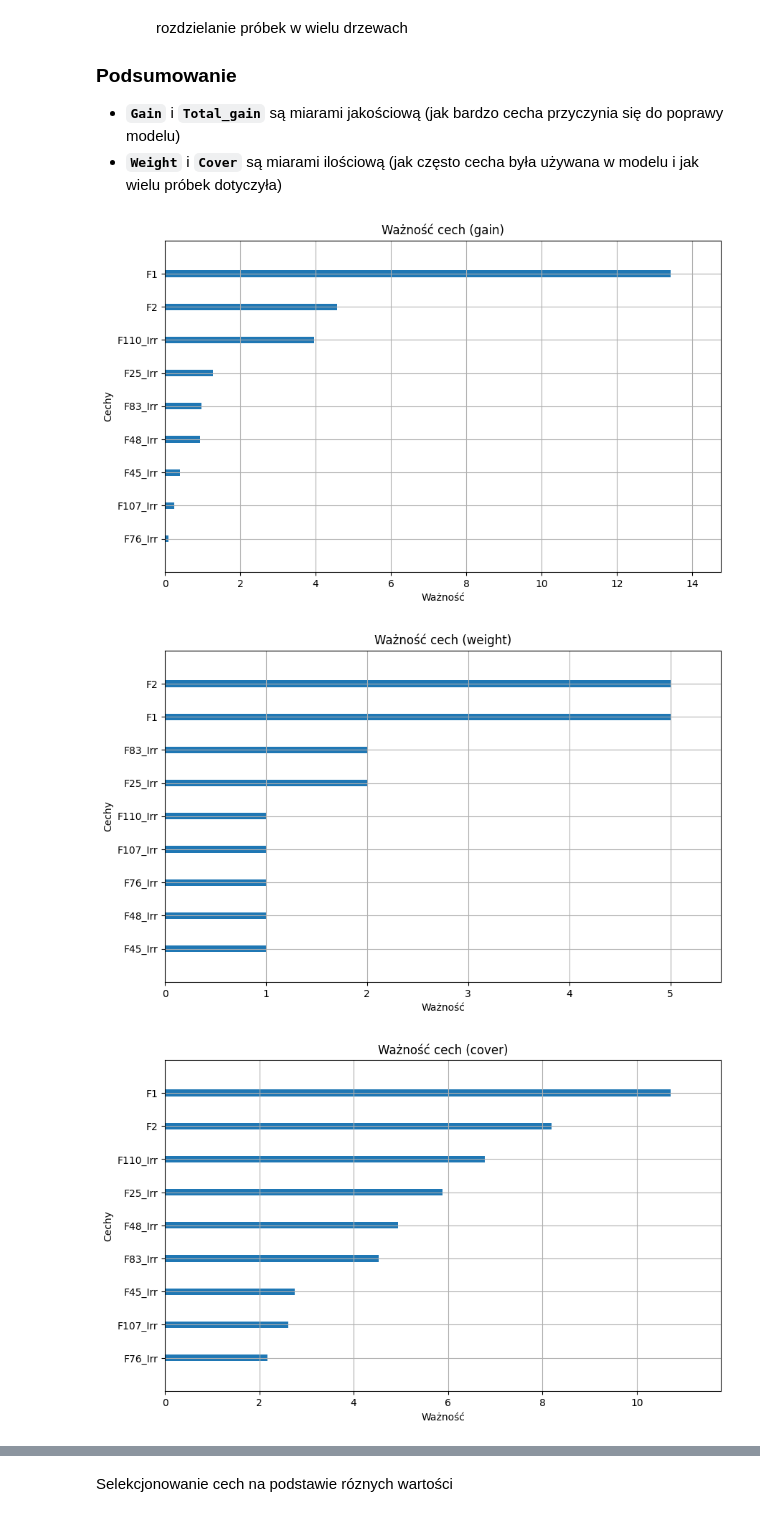
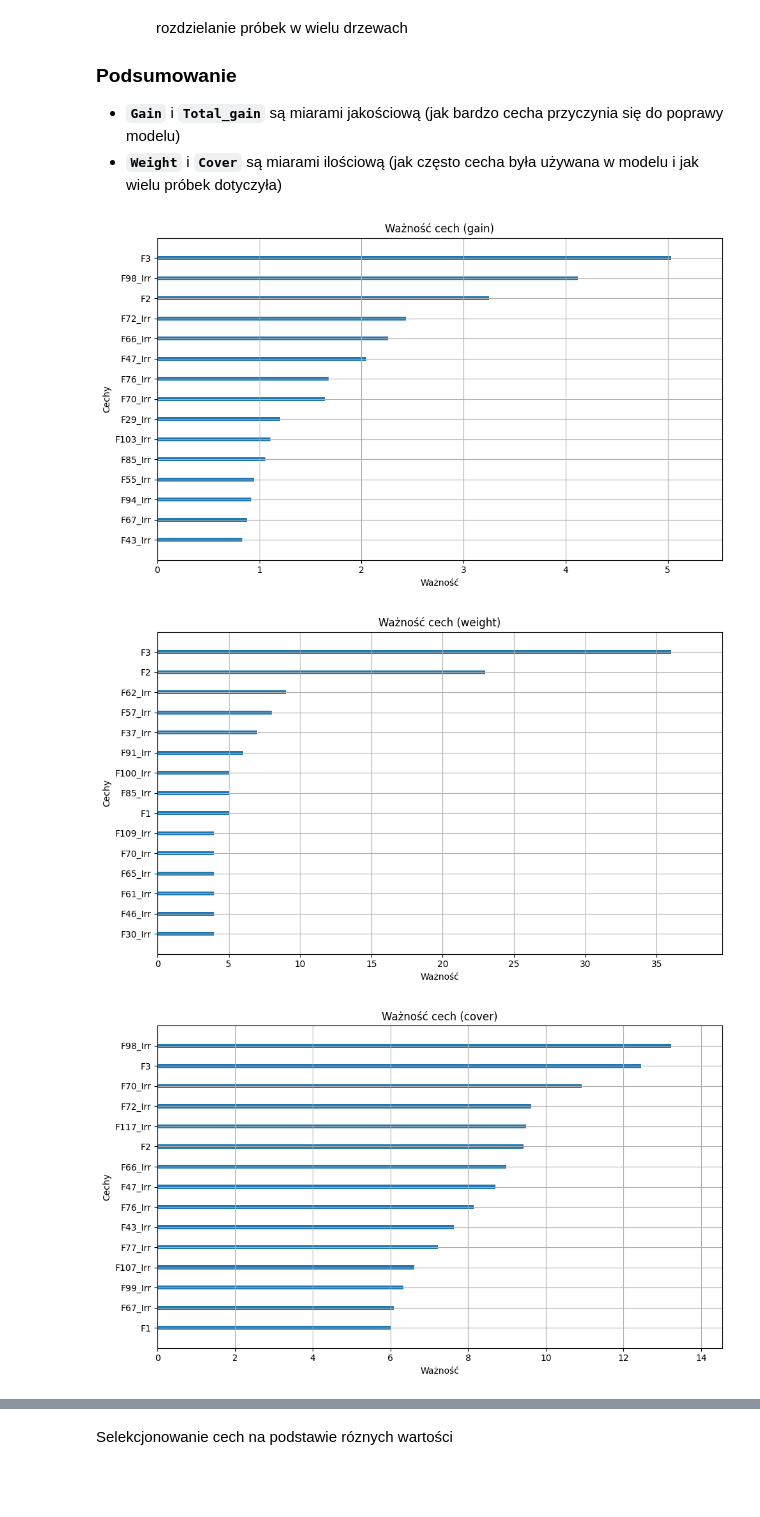
Before and after one commit to kp117909/mgst_xgboost, a Jupyter notebook: mgstr.ipynb, the cells around one changed output, grey strips where cells are left out. Saved outputs shown, nothing was run; the diff lists cells and outputs as text; code cells hidden in the pictures; blank space fills up the shorter version.

Commit message:
add boruta, multi parameters xgboost for best performance, save results to csv/png

```diff
--- a/mgstr.ipynb
+++ b/mgstr.ipynb
@@ -31,11 +31,14 @@ Przetwarzanie plików xlsx na csv
 Wczytanie danych i wstępny preprocessing
 # %%
 # wczytanie pliku CSV
-df = pd.read_csv("DSGit/y=x.csv", sep=',')
+
+save_path = './wyniki/Cone/'
+
+df = pd.read_csv("DSGIT/Cone.csv", sep=',')
 
 # df = pd.read_csv("DSGit/Hypersphere 3D.csv", sep=',')
 
-df = df.replace(',', '.', regex=True)
+# df = df.replace(',', '.', regex=True)
 
 # pobranie wartości
 X = df.drop('Target', axis=1)
@@ -100,8 +127,8 @@ dval = xgb.DMatrix(X_val, label=y_val)
 dtest = xgb.DMatrix(X_test, label=y_test)
 
 # trenowanie modelu
-num_round = 5
-bst = xgb.train(param, dtrain, num_round)
+num_round = 100
+bst = xgb.train(best_params, dtrain, num_round)
 
 # predykcja na zbiorze walidacyjnym
 y_pred_proba = bst.predict(dval)
@@ -196,18 +230,24 @@ XGBoost posiada różne hyperparametry które pozwalają obliczać ważnosć cec
 # %%
 
 hyper_parameters = ['gain' , 'weight', 'cover', 'total_gain', 'total_cover']
 features_number = 15
 for parameter in hyper_parameters:
     fig, ax = plt.subplots(figsize=(10, 6))
     # Rysowanie wykresu ważności cech
     xgb.plot_importance(bst, ax=ax, importance_type=parameter,
                         max_num_features=features_number, show_values=False)
 
     plt.title(f'Ważność cech ({parameter})')
     plt.xlabel('Ważność')
     plt.ylabel('Cechy')
+
+
+    plt.tight_layout()
+    file_name = f'{save_path}special_score_{parameter}.png'
+    plt.savefig(file_name)
+
     plt.show()
 # %% [output]
-[figure, old version]
+[figure, new version]
-[figure, old version]
+[figure, new version]
-[figure, old version]
+[figure, new version]
```
Also changed, not shown: parts of 12 cells of this notebook, 56 other files.
